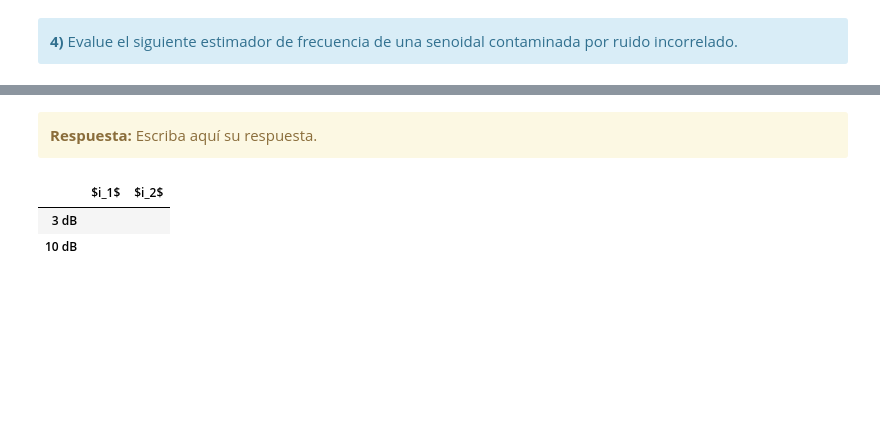
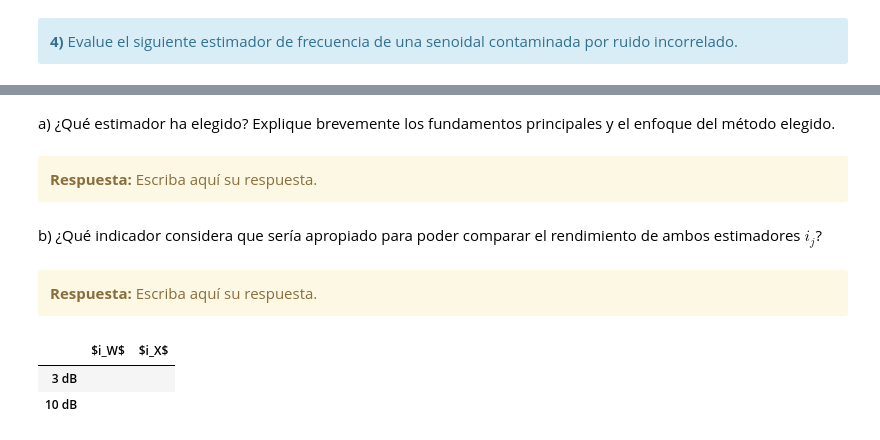
Before and after one commit to Sidorczuk/DSP, a Jupyter notebook: TP3-Estimacion-Espectral.ipynb, the cells around one changed output, grey strips where cells are left out. Drawn from its saved outputs; the diff is of its cells as text; code cells hidden in the pictures; blank space fills up the shorter version.

```diff
--- a/TP3-Estimacion-Espectral.ipynb
+++ b/TP3-Estimacion-Espectral.ipynb
@@ -228,25 +378,33 @@ N = 1000 # Muestras
+# %% [markdown]
+   a) ¿Qué estimador ha elegido? Explique brevemente los fundamentos principales y el enfoque del método elegido.
 # %% [markdown]
 <div class="alert alert-block alert-warning">
 <b>Respuesta:</b> Escriba aquí su respuesta.
 </div>
+# %% [markdown]
+   b) ¿Qué indicador considera que sería apropiado para poder comparar el rendimiento de ambos estimadores $i_j$?
+# %% [markdown]
+<div class="alert alert-block alert-warning">
+<b>Respuesta:</b> Escriba aquí su respuesta.
+</div>
 # %%
 
 #######################################
 # Tu simulación que genere resultados #
 #######################################
 
-# Una vez definido tu indicador de performance
+# Una vez definido tu indicador de performance, calculalo y comparalo para las situaciones pedidas.
 tus_resultados = [
                    ['', ''], # <-- acá debería haber numeritos :)
                    ['', ''] # <-- acá debería haber numeritos :)
                  ]
-df = DataFrame(tus_resultados, columns=['$i_1$', '$i_2$'],
+df = DataFrame(tus_resultados, columns=['$i_W$', '$i_X$'],
                index=[
                         '3 dB',
                         '10 dB'
                      ])
 HTML(df.to_html())
 # %% [output]
-|  | $i_1$ | $i_2$ |
+|  | $i_W$ | $i_X$ |
 | 3 dB |  |  |
 | 10 dB |  |  |
```
Also changed, not shown: parts of 16 cells of this notebook, 1 other file.
